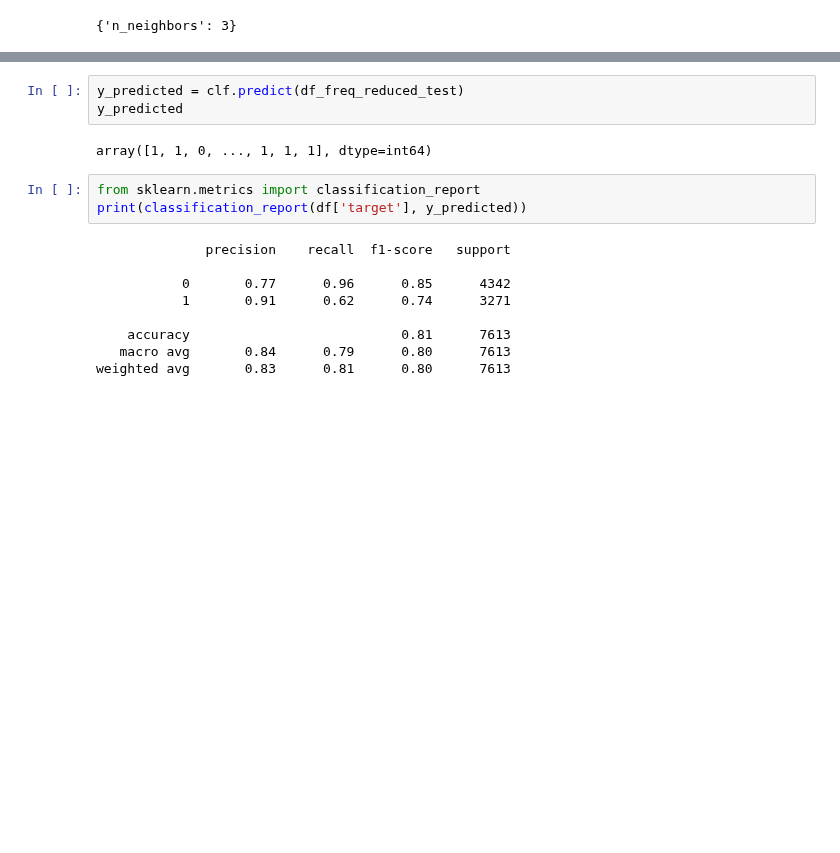
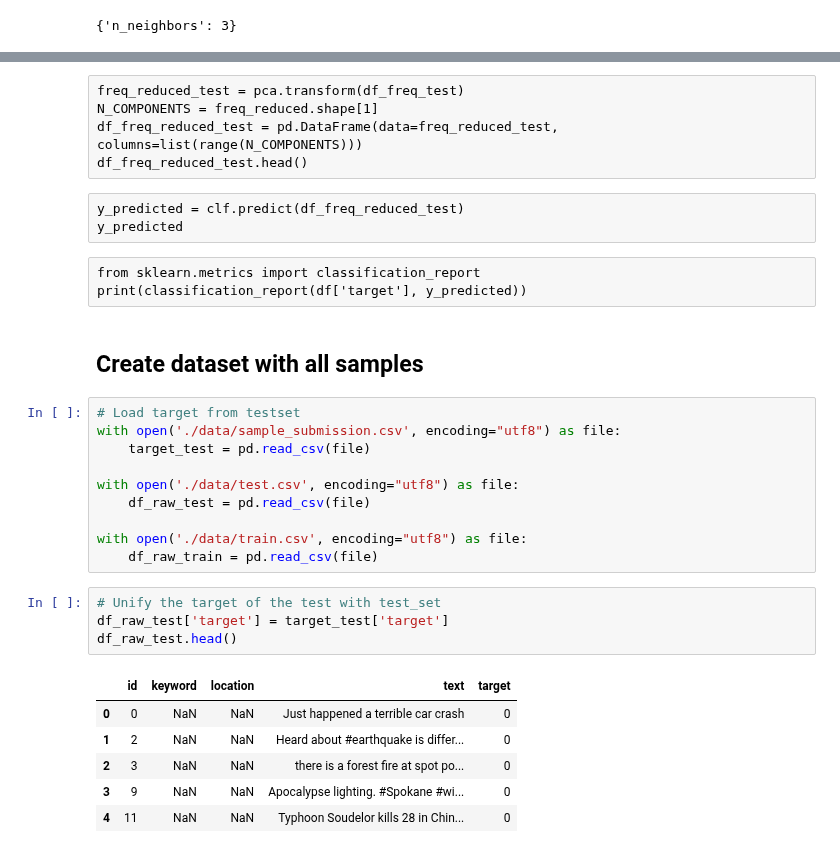
Before and after one commit to ivarejao/NLP-with-Disaster-Tweets, a Jupyter notebook: FinalProject-IgorVarejão-VitorBonella.ipynb, the cells around one changed output, grey strips where cells are left out. Cells and saved outputs as stored; diff of their text form; blank space fills up the shorter version.

```diff
--- a/FinalProject-IgorVarejão-VitorBonella.ipynb
+++ b/FinalProject-IgorVarejão-VitorBonella.ipynb
@@ -282,17 +264,34 @@ df_freq_reduced_test.head()
-# %%
-y_predicted = clf.predict(df_freq_reduced_test)
-y_predicted
-# %% [output]
-array([1, 1, 0, ..., 1, 1, 1], dtype=int64)
-# %%
-from sklearn.metrics import classification_report
-print(classification_report(df['target'], y_predicted))
-# %% [output]
-              precision    recall  f1-score   support
-
-           0       0.77      0.96      0.85      4342
-           1       0.91      0.62      0.74      3271
-
-    accuracy                           0.81      7613
-   macro avg       0.84      0.79      0.80      7613
-weighted avg       0.83      0.81      0.80      7613
+# %% [raw]
+freq_reduced_test = pca.transform(df_freq_test)
+N_COMPONENTS = freq_reduced.shape[1]
+df_freq_reduced_test = pd.DataFrame(data=freq_reduced_test, columns=list(range(N_COMPONENTS)))
+df_freq_reduced_test.head()
+# %% [raw]
+y_predicted = clf.predict(df_freq_reduced_test)
+y_predicted
+# %% [raw]
+from sklearn.metrics import classification_report
+print(classification_report(df['target'], y_predicted))
+# %% [markdown]
+## Create dataset with all samples
+# %%
+# Load target from testset
+with open('./data/sample_submission.csv', encoding="utf8") as file:
+    target_test = pd.read_csv(file)
+
+with open('./data/test.csv', encoding="utf8") as file:
+    df_raw_test = pd.read_csv(file)
+
+with open('./data/train.csv', encoding="utf8") as file:
+    df_raw_train = pd.read_csv(file)
+# %%
+# Unify the target of the test with test_set
+df_raw_test['target'] = target_test['target']
+df_raw_test.head()
+# %% [output]
+|  | id | keyword | location | text | target |
+| 0 | 0 | NaN | NaN | Just happened a terrible car crash | 0 |
+| 1 | 2 | NaN | NaN | Heard about #earthquake is differ... | 0 |
+| 2 | 3 | NaN | NaN | there is a forest fire at spot po... | 0 |
+| 3 | 9 | NaN | NaN | Apocalypse lighting. #Spokane #wi... | 0 |
+| 4 | 11 | NaN | NaN | Typhoon Soudelor kills 28 in Chin... | 0 |
```
Also changed, not shown: parts of 16 cells of this notebook, 2 other files.
